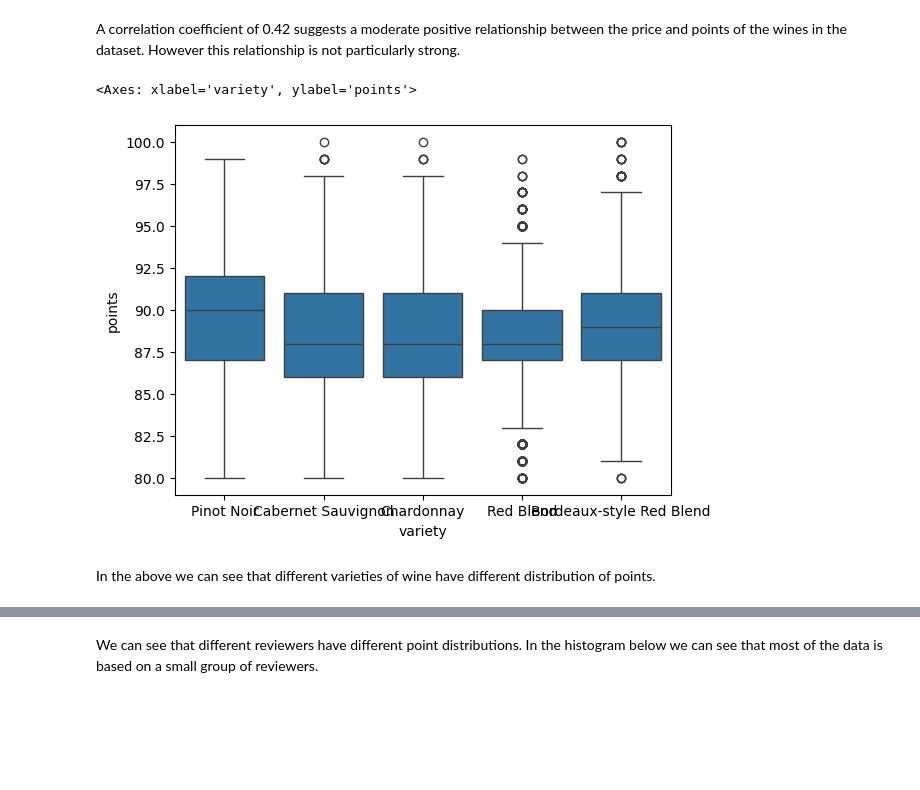
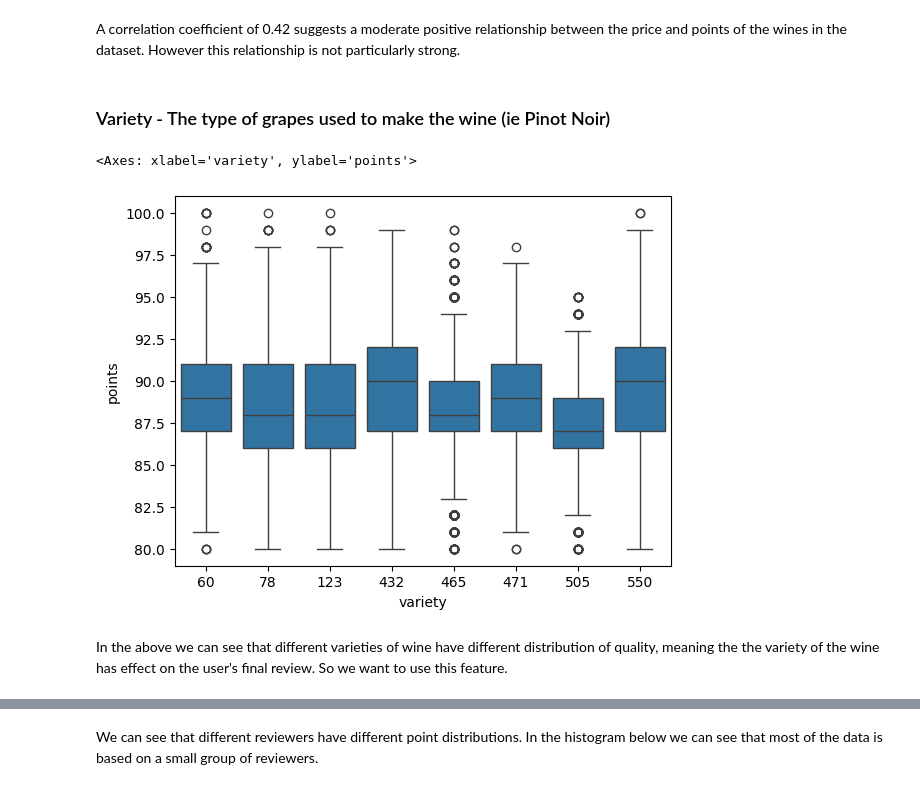
Before and after one commit to sapirca/wine_reviews, a Jupyter notebook: predictive_wine_quality.ipynb, the cells around one changed output, grey strips where cells are left out. Drawn from its saved outputs; the diff is of its cells as text; code cells hidden in the pictures; blank space fills up the shorter version.

```diff
--- a/predictive_wine_quality.ipynb
+++ b/predictive_wine_quality.ipynb
@@ -176,14 +185,7 @@ As mentioned, predict wine quality (also referrred as points / wine review's sco
 # drop rows with any missing value in 'Price', 'Country', or 'Variety'
 wine_data_filtered = wine_data
 wine_data_filtered.dropna(subset=['price', 'country', 'variety'], inplace=True)
-
-# Encode categorical variables
-label_encoder = LabelEncoder()
-wine_data_filtered['country'] = label_encoder.fit_transform(wine_data['country'])
-wine_data_filtered['variety'] = label_encoder.fit_transform(wine_data['variety'])
-
-# Select features and target
-X = wine_data_filtered[['price', 'country', 'variety']]
-y = wine_data_filtered['points']
 # %% [markdown]
 # 5. meaningful data visualizations
+# %%
+wine_data = wine_data_filtered
@@ -230,19 +242,21 @@ print(f"The Pearson correlation coefficient between price and points is: {correl
 The Pearson correlation coefficient between price and points is: 0.42
 # %% [markdown]
 A correlation coefficient of 0.42 suggests a moderate positive relationship between the price and points of the wines in the dataset. However this relationship is not particularly strong.
+# %% [markdown]
+### Variety - The type of grapes used to make the wine (ie Pinot Noir)
 # %%
-df1 = wine_data[wine_data.variety.isin(wine_data.variety.value_counts().head(5).index)]
+df1 = wine_data[wine_data.variety.isin(wine_data.variety.value_counts().head(8).index)]
 
 sns.boxplot(
     x = 'variety',
     y = 'points',
     data = df1
 )
 # %% [output]
 <Axes: xlabel='variety', ylabel='points'>
-[figure, old version]
+[figure, new version]
 # %% [markdown]
-In the above we can see that different varieties of wine have different distribution of points.
+In the above we can see that different varieties of wine have different distribution of quality, meaning the the variety of the wine has effect on the user's final review. So we want to use this feature.
 # %%
 top_reviewers = wine_data['taster_name'].value_counts().nlargest(4).index
 
```
Also changed, not shown: parts of 37 cells of this notebook.
